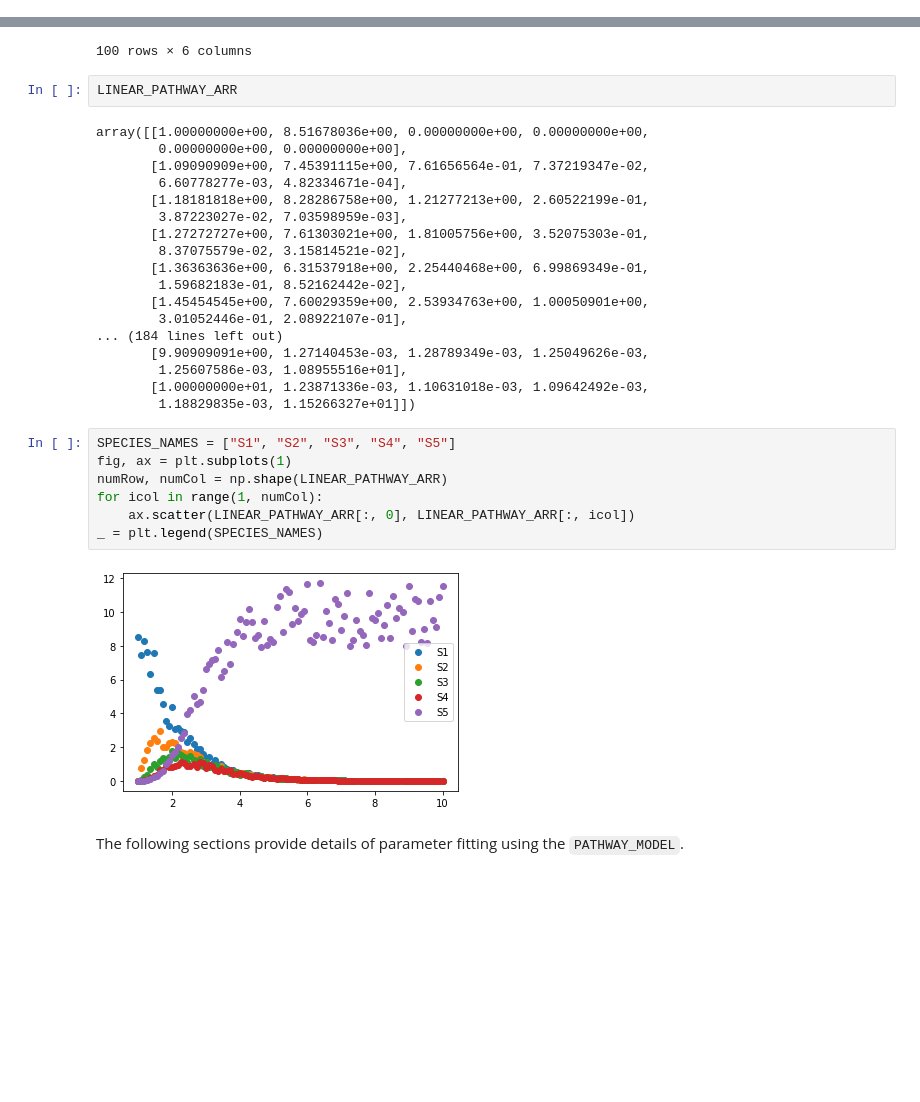
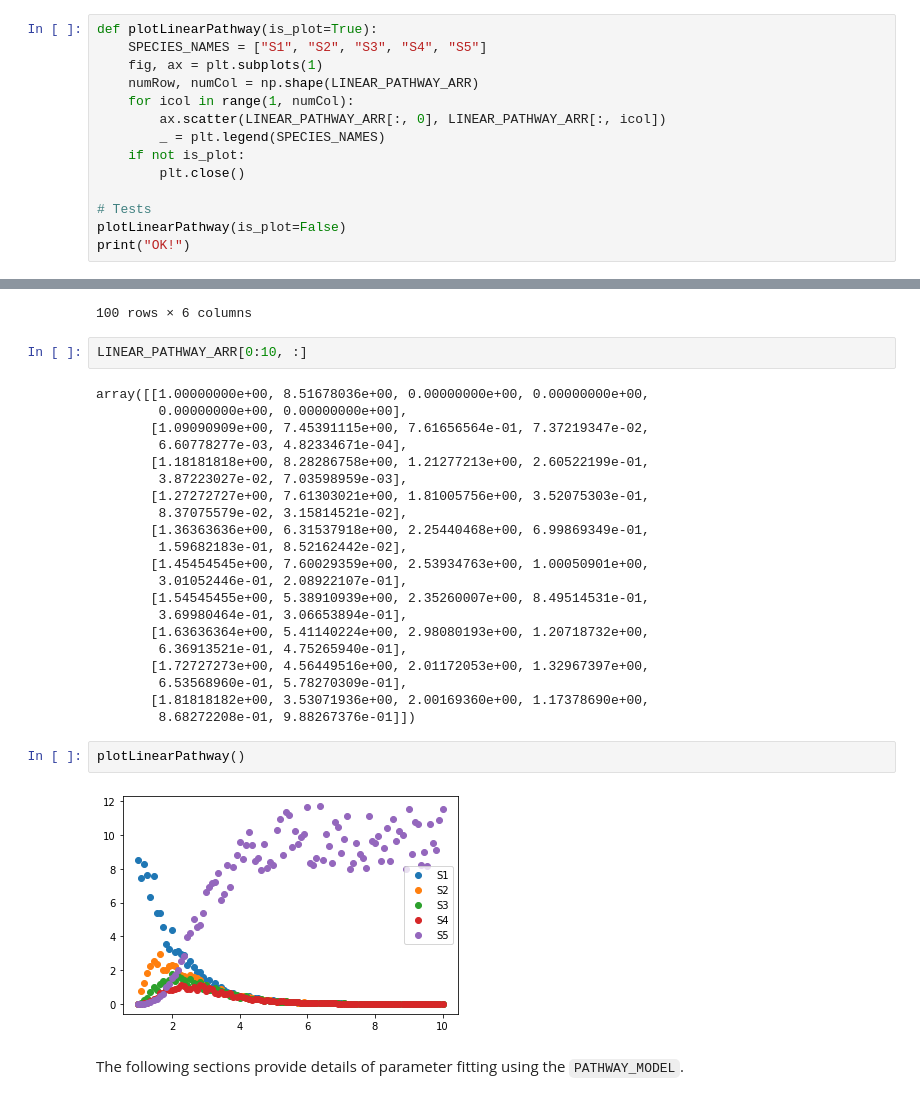
Before and after one commit to joseph-hellerstein/network-modeling-summer-school, a Jupyter notebook: 2022/Parameter-Estimation/Parameter-Fitting-Part-1b-Analyzing-fits.ipynb, the cells around one changed output, grey strips where cells are left out. Saved outputs shown, nothing was run; the diff lists cells and outputs as text; blank space fills up the shorter version.

```diff
--- a/2022/Parameter-Estimation/Parameter-Fitting-Part-1b-Analyzing-fits.ipynb
+++ b/2022/Parameter-Estimation/Parameter-Fitting-Part-1b-Analyzing-fits.ipynb
@@ -74,0 +84,14 @@ LINEAR_PATHWAY_MODEL = getModel("linear_pathway")
+# %%
+def plotLinearPathway(is_plot=True):
+    SPECIES_NAMES = ["S1", "S2", "S3", "S4", "S5"]
+    fig, ax = plt.subplots(1)
+    numRow, numCol = np.shape(LINEAR_PATHWAY_ARR)
+    for icol in range(1, numCol):
+        ax.scatter(LINEAR_PATHWAY_ARR[:, 0], LINEAR_PATHWAY_ARR[:, icol])
+        _ = plt.legend(SPECIES_NAMES)
+    if not is_plot:
+        plt.close()
+
+# Tests
+plotLinearPathway(is_plot=False)
+print("OK!")
@@ -118,7 +143,7 @@ LINEAR_PATHWAY_DF
 | 99 | 10.000000 | 0.001239 | 0.001106 | 0.001096 | 0.001188 | 11.526633 |
 100 rows × 6 columns
 # %%
-LINEAR_PATHWAY_ARR
+LINEAR_PATHWAY_ARR[0:10, :]
 # %% [output]
 array([[1.00000000e+00, 8.51678036e+00, 0.00000000e+00, 0.00000000e+00,
         0.00000000e+00, 0.00000000e+00],
@@ -132,20 +157,18 @@ array([[1.00000000e+00, 8.51678036e+00, 0.00000000e+00, 0.00000000e+00,
         1.59682183e-01, 8.52162442e-02],
        [1.45454545e+00, 7.60029359e+00, 2.53934763e+00, 1.00050901e+00,
         3.01052446e-01, 2.08922107e-01],
-... (184 lines left out)
-       [9.90909091e+00, 1.27140453e-03, 1.28789349e-03, 1.25049626e-03,
-        1.25607586e-03, 1.08955516e+01],
-       [1.00000000e+01, 1.23871336e-03, 1.10631018e-03, 1.09642492e-03,
-        1.18829835e-03, 1.15266327e+01]])
+       [1.54545455e+00, 5.38910939e+00, 2.35260007e+00, 8.49514531e-01,
+        3.69980464e-01, 3.06653894e-01],
+       [1.63636364e+00, 5.41140224e+00, 2.98080193e+00, 1.20718732e+00,
+        6.36913521e-01, 4.75265940e-01],
+       [1.72727273e+00, 4.56449516e+00, 2.01172053e+00, 1.32967397e+00,
+        6.53568960e-01, 5.78270309e-01],
+       [1.81818182e+00, 3.53071936e+00, 2.00169360e+00, 1.17378690e+00,
+        8.68272208e-01, 9.88267376e-01]])
-# %%
-SPECIES_NAMES = ["S1", "S2", "S3", "S4", "S5"]
-fig, ax = plt.subplots(1)
-numRow, numCol = np.shape(LINEAR_PATHWAY_ARR)
-for icol in range(1, numCol):
-    ax.scatter(LINEAR_PATHWAY_ARR[:, 0], LINEAR_PATHWAY_ARR[:, icol])
-_ = plt.legend(SPECIES_NAMES)
-# %% [output]
-[figure, removed]
+# %%
+plotLinearPathway()
+# %% [output]
+[figure, added]
 # %% [markdown]
 The following sections provide details of parameter fitting using the ``PATHWAY_MODEL``.
 # %% [markdown]
```
Also changed, not shown: parts of 7 cells of this notebook, 2 other files.
